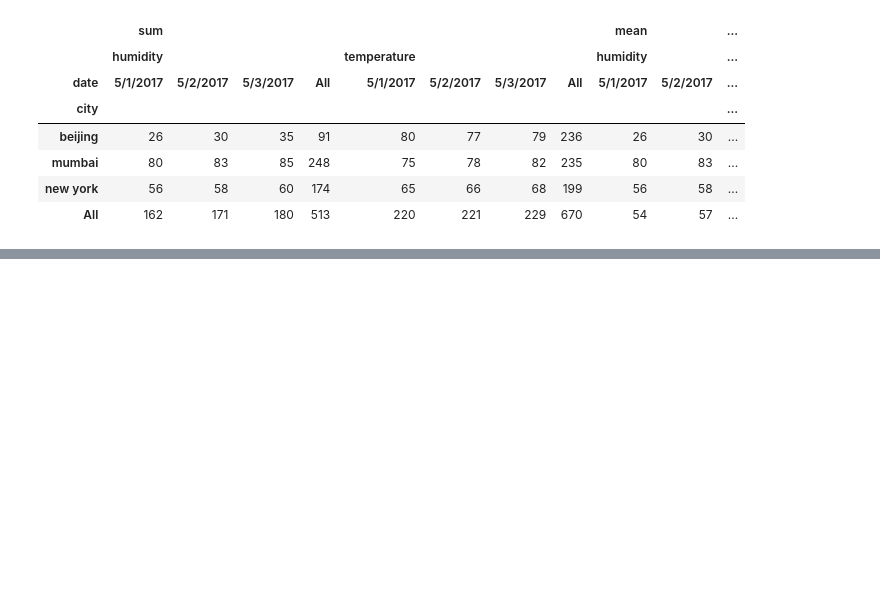
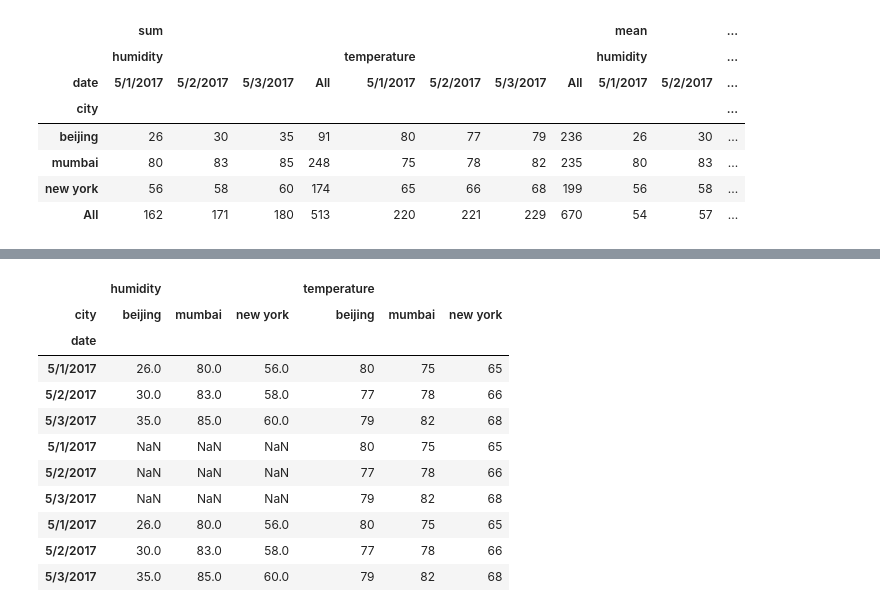
Before and after one commit to mahdid-lilia/SIC_Samsung-Innovation-Campus-AI-Course, a Jupyter notebook: 9._ex_0108.ipynb, the cells around one changed output, grey strips where cells are left out. Cells and saved outputs as stored; diff of their text form; code cells hidden in the pictures; blank space fills up the shorter version.

```diff
--- a/9._ex_0108.ipynb
+++ b/9._ex_0108.ipynb
@@ -457,0 +464,17 @@ df.pivot_table(index='city',columns='date',aggfunc=['sum','mean','min','max'])
+# %%
+df_all=pd.concat([df1,df2,df3])
+# %%
+df_all
+# %% [output]
+|  | humidity |  |  | temperature |  |  |
+| city | beijing | mumbai | new york | beijing | mumbai | new york |
+| date |  |  |  |  |  |  |
+| 5/1/2017 | 26.0 | 80.0 | 56.0 | 80 | 75 | 65 |
+| 5/2/2017 | 30.0 | 83.0 | 58.0 | 77 | 78 | 66 |
+| 5/3/2017 | 35.0 | 85.0 | 60.0 | 79 | 82 | 68 |
+| 5/1/2017 | NaN | NaN | NaN | 80 | 75 | 65 |
+| 5/2/2017 | NaN | NaN | NaN | 77 | 78 | 66 |
+| 5/3/2017 | NaN | NaN | NaN | 79 | 82 | 68 |
+| 5/1/2017 | 26.0 | 80.0 | 56.0 | 80 | 75 | 65 |
+| 5/2/2017 | 30.0 | 83.0 | 58.0 | 77 | 78 | 66 |
+| 5/3/2017 | 35.0 | 85.0 | 60.0 | 79 | 82 | 68 |
```
Also changed, not shown: parts of 3 cells of this notebook.
